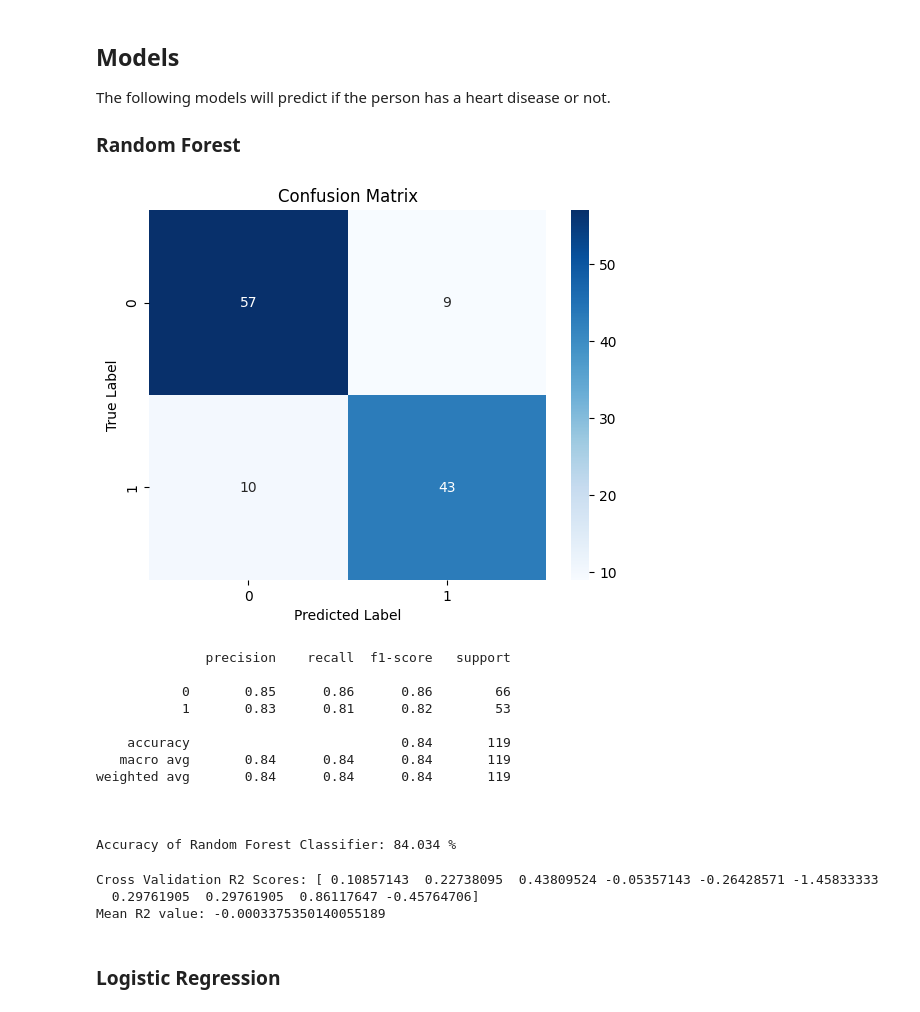
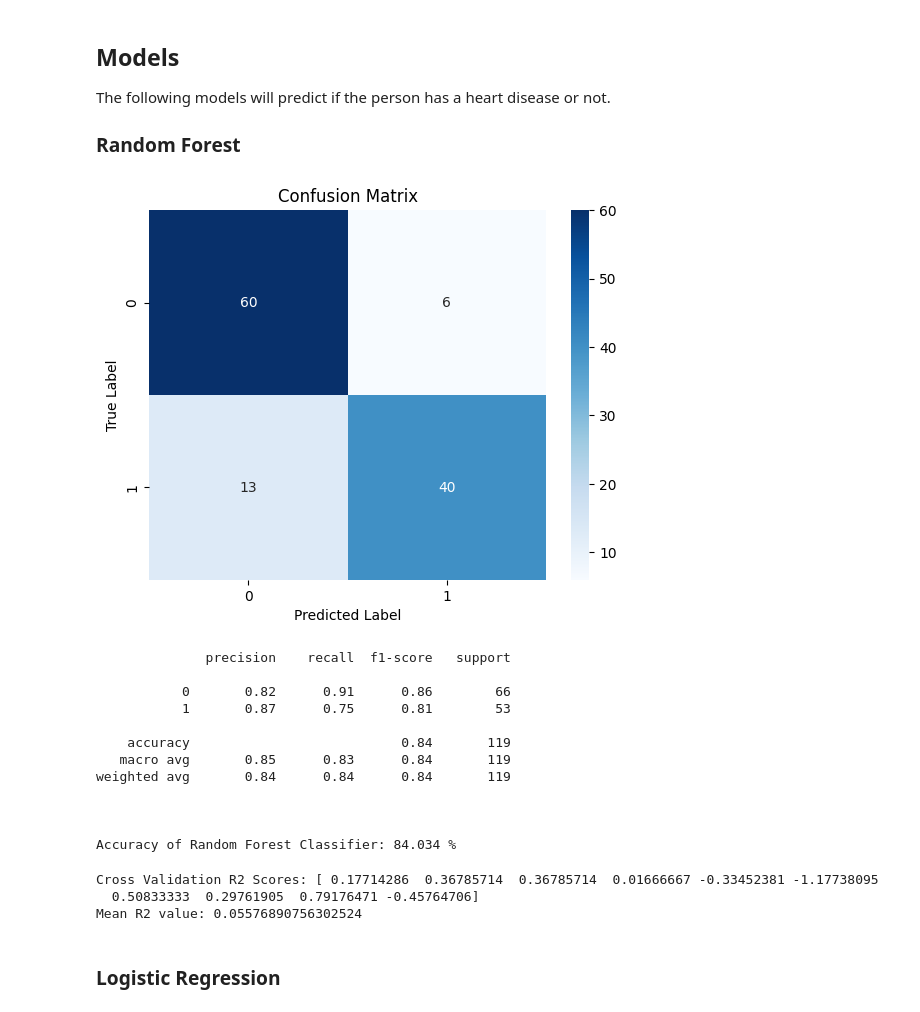
Before and after one commit to Waleed-Mujahid/Data-Mining-Project, a Jupyter notebook: heart_attack_analysis.ipynb, the cells around one changed output. Cells and saved outputs as stored; diff of their text form; code cells hidden in the pictures.

```diff
--- a/heart_attack_analysis.ipynb
+++ b/heart_attack_analysis.ipynb
@@ -324,13 +325,19 @@ plt.legend(["Disease", "No Disease"]);
 ### Scaling Columns
 # %%
 #Getting Pandas Dummies for ['sex', 'cp', 'fbs', 'restecg', 'exang', 'slope', 'ca', 'thal']
-data = pd.get_dummies(data, columns = ['sex', 'cp', 'fbs', 'restecg', 'exang', 'slope','thal','ca'])
+# data = pd.get_dummies(data, columns = ['sex', 'cp', 'fbs', 'restecg', 'exang', 'slope','thal','ca'])
 # %%
 #Scaling the other attributes using normal scaler
+columns_to_scale = ['age', 'trestbps', 'chol', 'thalach', 'oldpeak']
 
 standardScaler = StandardScaler()
-columns_to_scale = ['age', 'trestbps', 'chol', 'thalach', 'oldpeak']
-data[columns_to_scale] = standardScaler.fit_transform(data[columns_to_scale])
+standardScaler = standardScaler.fit(data[columns_to_scale])  # Fit the scaler to your training data
+
+# Save the scaler
+with open('./model_checkpoints/heart_attack_scaler.pkl', 'wb') as file:
+    pickle.dump(standardScaler, file)
+
+data[columns_to_scale] = standardScaler.transform(data[columns_to_scale])
 # %%
 data.head()
 # %% [output]
@@ -371,31 +377,31 @@ The following models will predict if the person has a heart disease or not.
 # %%
 from sklearn.ensemble import RandomForestClassifier
 
-model=RandomForestClassifier(n_estimators=500,random_state=1)
-model.fit(X_train,y_train)
-rfpred=model.predict(X_test)
+rf=RandomForestClassifier(n_estimators=500,random_state=1)
+rf.fit(X_train,y_train)
+rfpred=rf.predict(X_test)
 RF_conf_matrix = confusion_matrix(y_test, rfpred)
 rf_acc_score = accuracy_score(y_test, rfpred)
 
 #Printing the confussion matrix and accuracy scores
 sns.heatmap(RF_conf_matrix, annot=True, fmt='d', cmap='Blues')
 plt.title('Confusion Matrix')
 plt.xlabel('Predicted Label')
 plt.ylabel('True Label')
 plt.show()
 
 print(classification_report(y_test, rfpred))
 print("\n")
 print("Accuracy of Random Forest Classifier: {:.3f}".format(rf_acc_score*100),'%\n')
 # %% [output]
-[figure, old version]
+[figure, new version]
               precision    recall  f1-score   support
 
-           0       0.85      0.86      0.86        66
-           1       0.83      0.81      0.82        53
+           0       0.82      0.91      0.86        66
+           1       0.87      0.75      0.81        53
 
     accuracy                           0.84       119
-   macro avg       0.84      0.84      0.84       119
+   macro avg       0.85      0.83      0.84       119
 weighted avg       0.84      0.84      0.84       119
 
 
@@ -403,14 +409,14 @@ weighted avg       0.84      0.84      0.84       119
 Accuracy of Random Forest Classifier: 84.034 %
 # %%
 from sklearn.model_selection import cross_val_score
-cv_scores = cross_val_score(model,X,y,cv=10,scoring='r2')
+cv_scores = cross_val_score(rf,X,y,cv=10,scoring='r2')
 
 print(f"Cross Validation R2 Scores: {cv_scores}" )
 print(f"Mean R2 value: {cv_scores.mean()}" )
 # %% [output]
-Cross Validation R2 Scores: [ 0.10857143  0.22738095  0.43809524 -0.05357143 -0.26428571 -1.45833333
-  0.29761905  0.29761905  0.86117647 -0.45764706]
-Mean R2 value: -0.0003375350140055189
+Cross Validation R2 Scores: [ 0.17714286  0.36785714  0.36785714  0.01666667 -0.33452381 -1.17738095
+  0.50833333  0.29761905  0.79176471 -0.45764706]
+Mean R2 value: 0.05576890756302524
 # %% [markdown]
 ### Logistic Regression
 # %%
```
Also changed, not shown: parts of 9 cells of this notebook, 4 other files.
